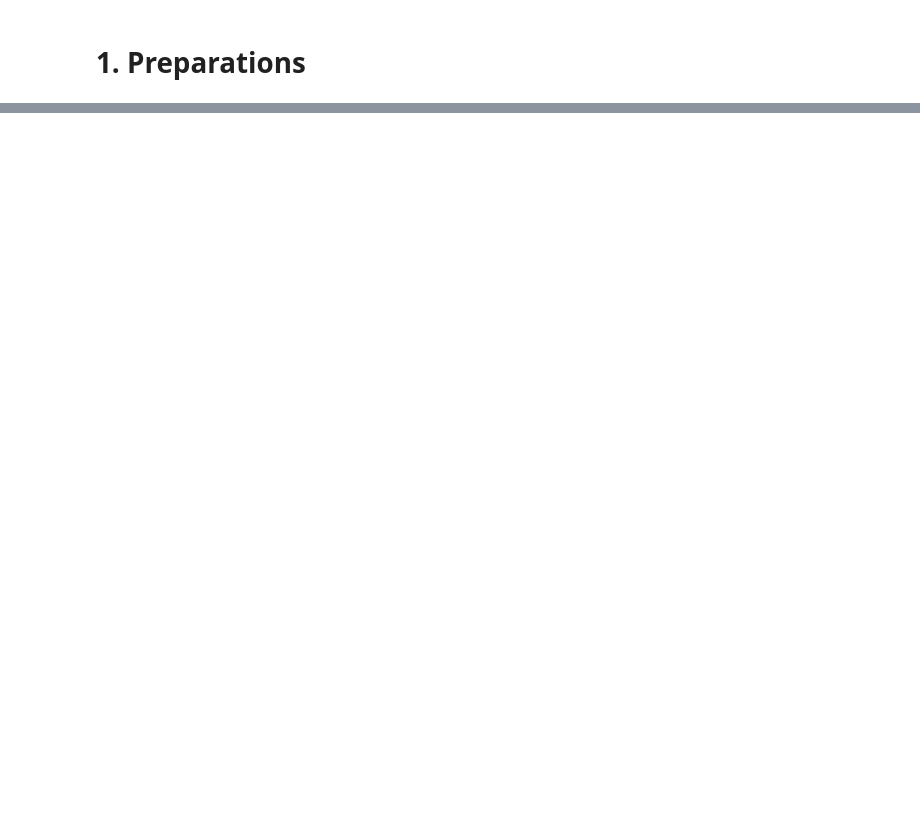
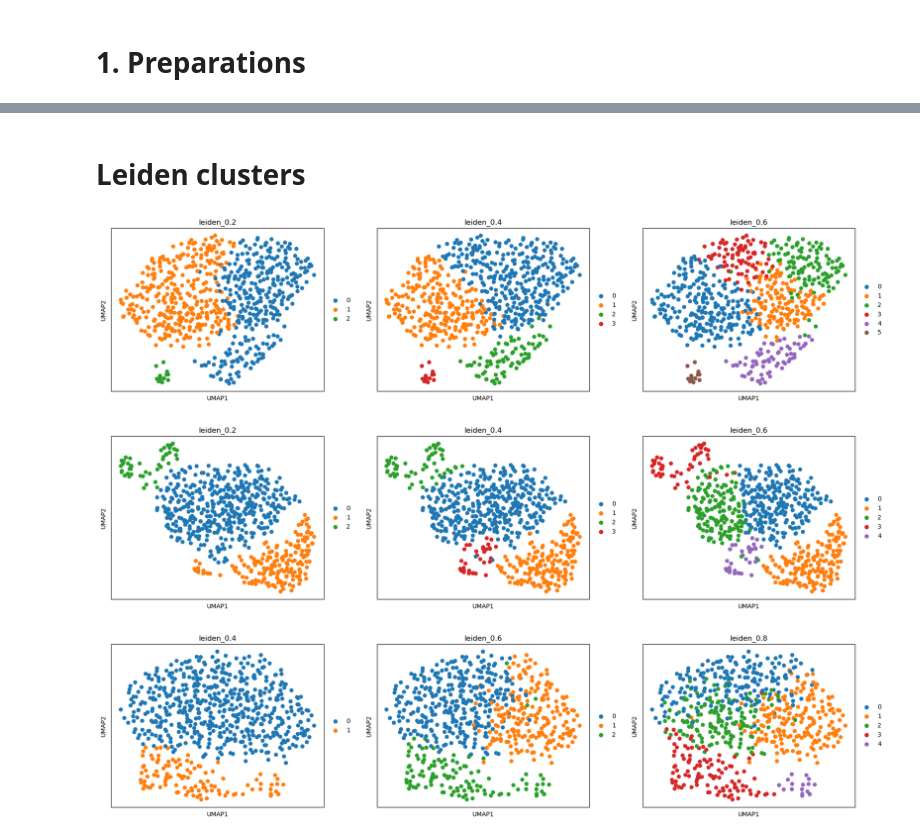
Before and after one commit to tiinajt/Thesis, a Jupyter notebook: cell_type_annot/Clustering_rna_prot_latent_comparisons/s4d1_marker_genes.ipynb, the cells around one changed output, grey strips where cells are left out. Drawn from its saved outputs; the diff is of its cells as text; code cells hidden in the pictures; blank space fills up the shorter version.

```diff
--- a/cell_type_annot/Clustering_rna_prot_latent_comparisons/s4d1_marker_genes.ipynb
+++ b/cell_type_annot/Clustering_rna_prot_latent_comparisons/s4d1_marker_genes.ipynb
@@ -241,0 +126,4 @@ sc.pl.rank_genes_groups(sample_rna, n_genes=25, sharey=False, ncols=2)
+# %%
+#Combine previous two adata files into one muon object
+
+mdata = mu.MuData({'rna': adata_new_rna, 'adt': adata_new_prot})
@@ -241,0 +134,13 @@ sc.pl.rank_genes_groups(sample_rna, n_genes=25, sharey=False, ncols=2)
+# %%
+#anndata file containing only RNA expression
+adata_gex = mdata.mod['rna'].copy()
+# %%
+#anndata file containing only CLR normalized protein counts
+
+adata_adt = mdata.mod['adt'].copy()
+# %%
+#Neurips, latent
+
+adata_latent = adata.copy()
+# %% [markdown]
+# Leiden clusters
@@ -241,0 +177,11 @@ sc.pl.rank_genes_groups(sample_rna, n_genes=25, sharey=False, ncols=2)
+# %%
+#Showing results in UMAPs
+
+
+sc.pl.umap(adata_latent, color=['leiden_0.2', 'leiden_0.4', 'leiden_0.6'], ncols =3)
+sc.pl.umap(adata_adt, color=['leiden_0.2', 'leiden_0.4', 'leiden_0.6'], ncols =3)
+sc.pl.umap(adata_gex, color=['leiden_0.4', 'leiden_0.6', 'leiden_0.8'], ncols =3)
+# %% [output]
+[figure, added]
+[figure, added]
+[figure, added]
```
Also changed, not shown: parts of 64 cells of this notebook, 9 other files.
